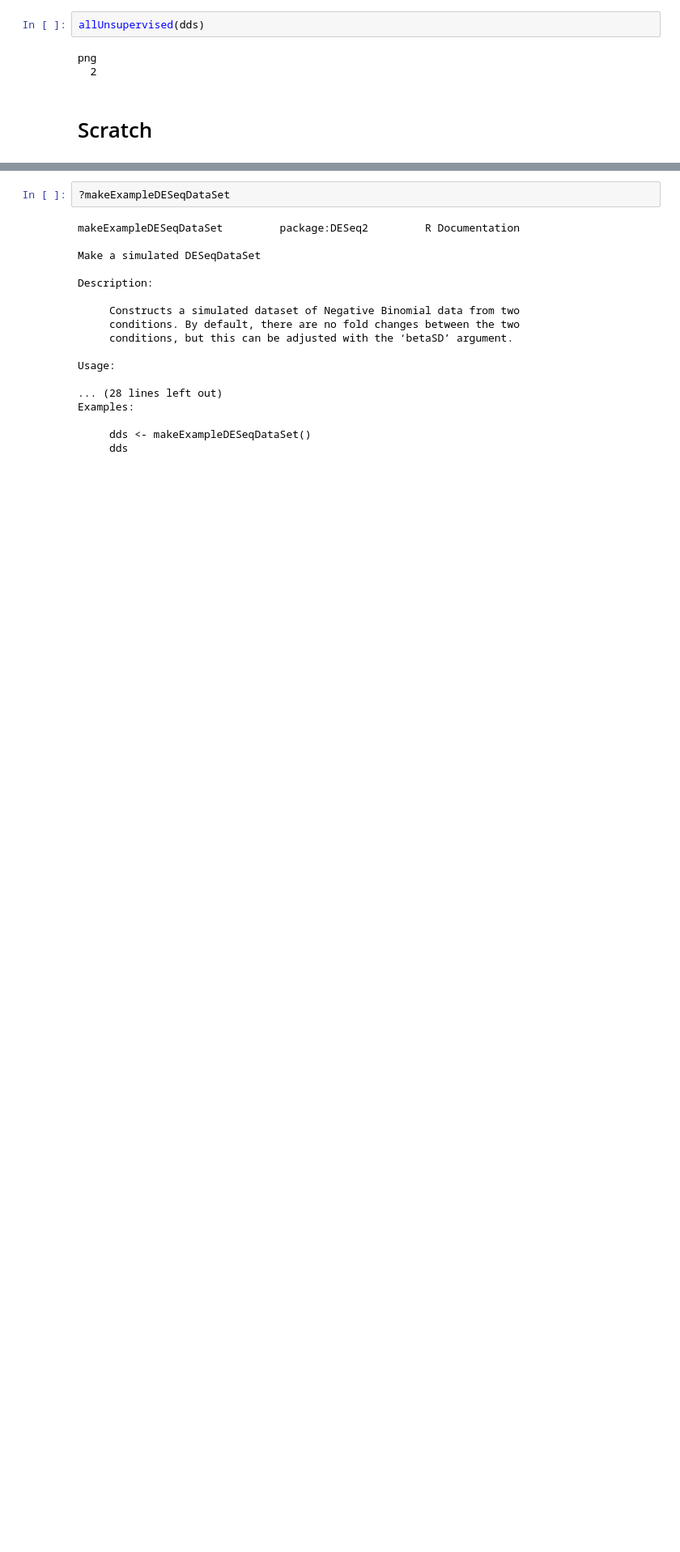
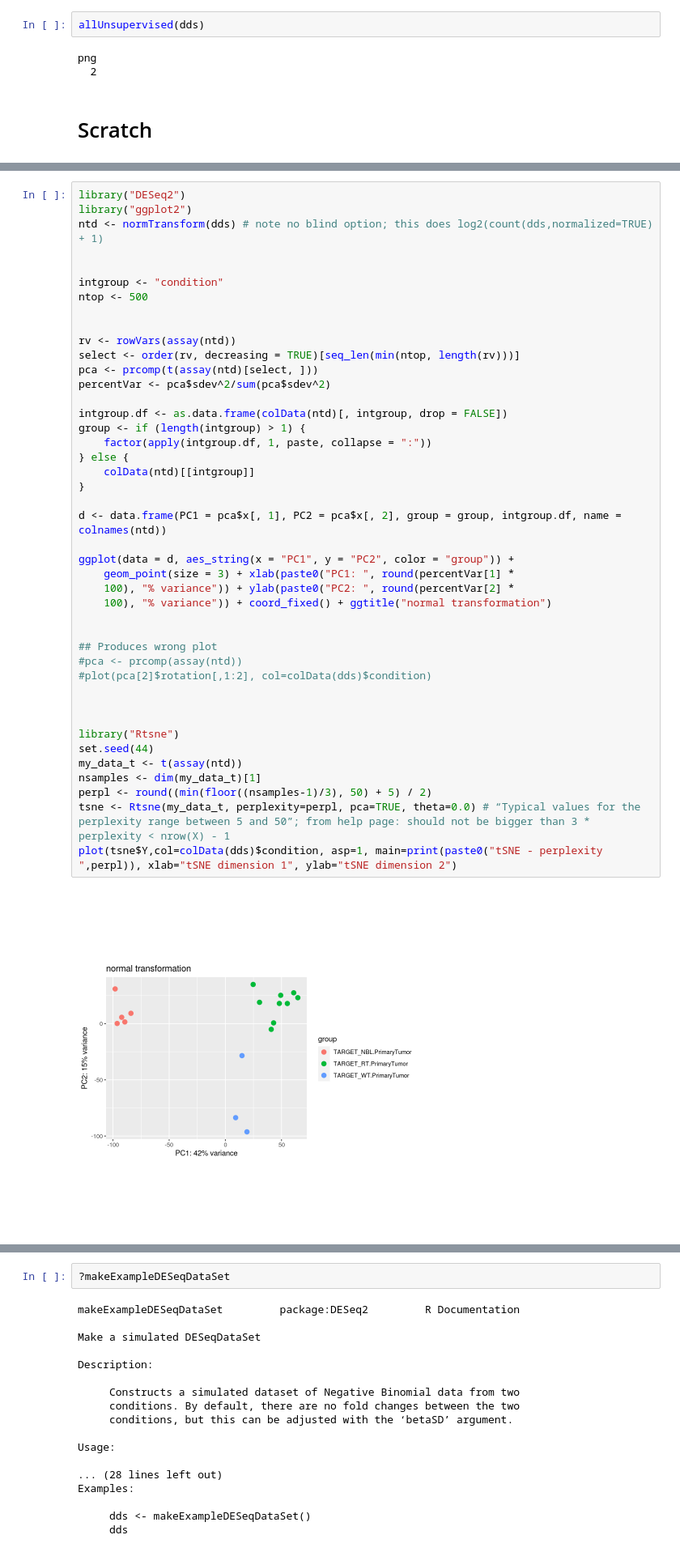
Before and after one commit to andrew-weisman/target_classification, a Jupyter notebook: main_r.ipynb, the cells around one changed output, grey strips where cells are left out. Shown at 81% size. Drawn from its saved outputs; the diff is of its cells as text; blank space fills up the shorter version.

Commit message:
About to resume cleaning up pca/tsne plotting function

```diff
--- a/main_r.ipynb
+++ b/main_r.ipynb
@@ -35,0 +58,45 @@ png
+# %%
+library("DESeq2")
+library("ggplot2")
+ntd <- normTransform(dds) # note no blind option; this does log2(count(dds,normalized=TRUE) + 1)
+
+
+intgroup <- "condition"
+ntop <- 500
+
+
+rv <- rowVars(assay(ntd))
+select <- order(rv, decreasing = TRUE)[seq_len(min(ntop, length(rv)))]
+pca <- prcomp(t(assay(ntd)[select, ]))
+percentVar <- pca$sdev^2/sum(pca$sdev^2)
+
+intgroup.df <- as.data.frame(colData(ntd)[, intgroup, drop = FALSE])
+group <- if (length(intgroup) > 1) {
+    factor(apply(intgroup.df, 1, paste, collapse = ":"))
+} else {
+    colData(ntd)[[intgroup]]
+}
+
+d <- data.frame(PC1 = pca$x[, 1], PC2 = pca$x[, 2], group = group, intgroup.df, name = colnames(ntd))
+
+ggplot(data = d, aes_string(x = "PC1", y = "PC2", color = "group")) +
+    geom_point(size = 3) + xlab(paste0("PC1: ", round(percentVar[1] *
+    100), "% variance")) + ylab(paste0("PC2: ", round(percentVar[2] *
+    100), "% variance")) + coord_fixed() + ggtitle("normal transformation")
+
+
+## Produces wrong plot
+#pca <- prcomp(assay(ntd))
+#plot(pca[2]$rotation[,1:2], col=colData(dds)$condition)
+
+
+
+library("Rtsne")
+set.seed(44)
+my_data_t <- t(assay(ntd))
+nsamples <- dim(my_data_t)[1]
+perpl <- round((min(floor((nsamples-1)/3), 50) + 5) / 2)
+tsne <- Rtsne(my_data_t, perplexity=perpl, pca=TRUE, theta=0.0) # “Typical values for the perplexity range between 5 and 50”; from help page: should not be bigger than 3 * perplexity < nrow(X) - 1
+plot(tsne$Y,col=colData(dds)$condition, asp=1, main=print(paste0("tSNE - perplexity ",perpl)), xlab="tSNE dimension 1", ylab="tSNE dimension 2")
+# %% [output]
+[figure, added]
```
Also changed, not shown: parts of 12 cells of this notebook, 2 other files.
